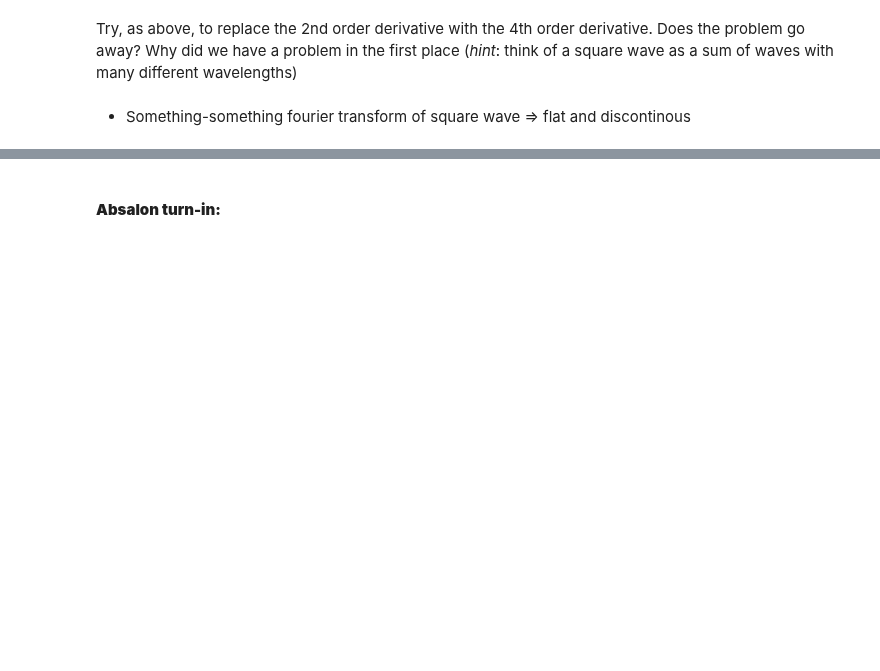
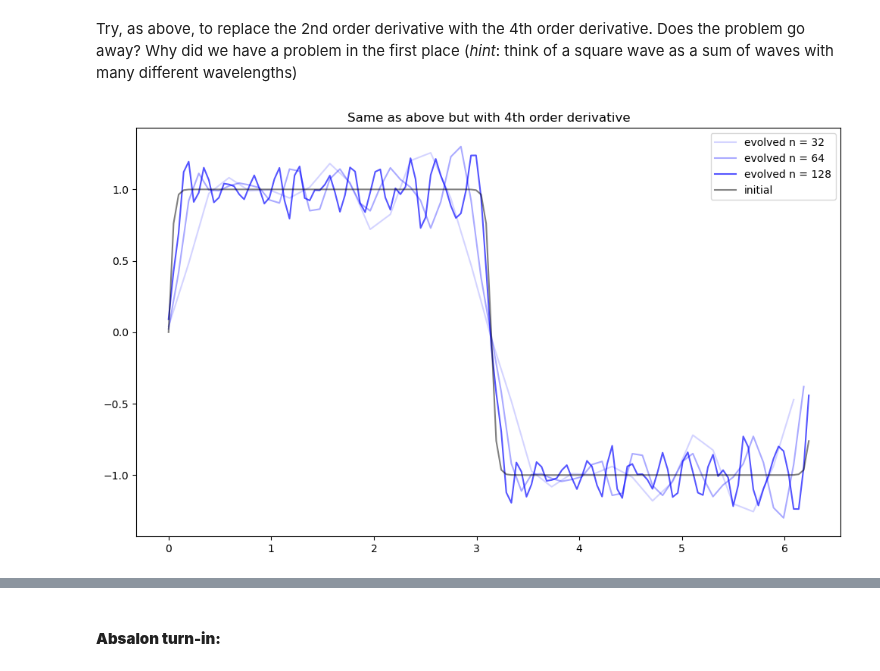
Before and after one commit to JakobSchauser/MscPhysics, a Jupyter notebook: ComputationalAstrophysics/1 Introduction/1b Advection.ipynb, the cells around one changed output, grey strips where cells are left out. Cells and saved outputs as stored; diff of their text form; code cells hidden in the pictures; blank space fills up the shorter version.

```diff
--- a/ComputationalAstrophysics/1 Introduction/1b Advection.ipynb
+++ b/ComputationalAstrophysics/1 Introduction/1b Advection.ipynb
@@ -272,5 +281,28 @@ The result is not encouraging; the error remains essentially the same, which sho
 #### __Task 2:__ Try using the 4th order derivative
 # %% [markdown]
 Try, as above, to replace the 2nd order derivative with the 4th order derivative.  Does the problem go away? Why did we have a problem in the first place (_hint_: think of a square wave as a sum of waves with many different wavelengths)
-# %% [markdown]
-- Something-something fourier transform of square wave => flat and discontinous
+# %%
+fig = plt.figure(figsize=(12, 7))
+
+for n in (32, 64, 128):
+    C=0.2
+    ds,x=coordinates(n)
+    dt=courant(C,v,ds)
+    nt=int(n/C+0.5)
+    f0=square_wave(x,v,ds,0.0)
+
+    f1=square_wave(x,v,ds,dt)
+    for it in range(nt-1):
+        f2=adams_bashforth(f0,f1,dfdt4,dt)
+        f0=f1
+        f1=f2
+    plt.plot(x, f2,'-',label='evolved n = {}'.format(n), c = "blue", alpha = (n)/128/1.5)
+
+    if n == 128:
+        f0=square_wave(x,v,ds,0.0)
+        plt.plot(x, f0,'-',label='initial', c = "black", alpha = 0.5)
+
+plt.title("Same as above but with 4th order derivative")
+plt.legend();
+# %% [output]
+[figure, added]
```
Also changed, not shown: parts of 8 cells of this notebook, 1 other file.
